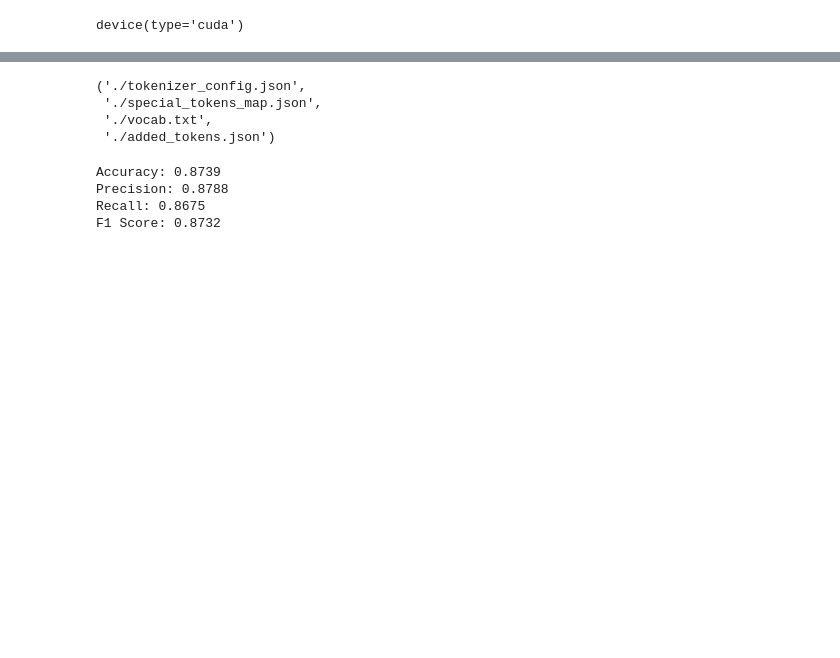
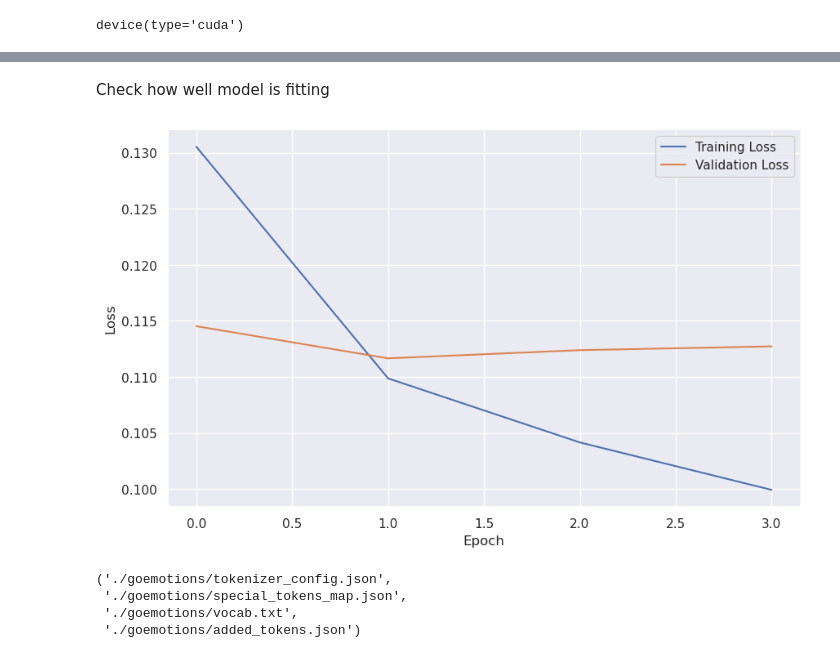
Before and after one commit to aghassel/BERT-Sentiment-Analysis, a Jupyter notebook: goemotions.ipynb, the cells around one changed output, grey strips where cells are left out. Drawn from its saved outputs; the diff is of its cells as text; code cells hidden in the pictures; blank space fills up the shorter version.

```diff
--- a/goemotions.ipynb
+++ b/goemotions.ipynb
@@ -128,15 +128,25 @@ Truncation was not explicitly activated but `max_length` is provided a specific
 from torch.utils.data import DataLoader,SequentialSampler,RandomSampler,TensorDataset,random_split
 from transformers import get_linear_schedule_with_warmup
 # %%
-# Create train-validation split
+# Create train-validation-test split
 dataset = TensorDataset(input_ids, attention_masks, labels)
-train_size = int(0.8 * len(dataset))
-val_size = len(dataset) - train_size
+total_size = len(dataset)
 
-train_dataset, val_dataset = random_split(dataset, [train_size, val_size])
+train_size = int(0.8 * total_size)
+test_val_size = total_size - train_size
+val_size = int(0.5 * test_val_size)
+test_size = test_val_size - val_size
 
-train_dataloader = DataLoader(train_dataset, sampler=RandomSampler(train_dataset), batch_size=32)
-validation_dataloader = DataLoader(val_dataset, sampler=SequentialSampler(val_dataset), batch_size=32)
-print('Training Size - ',train_size)
-print('Validation Size - ',val_size)
+train_dataset, test_val_dataset = random_split(dataset, [train_size, test_val_size])
+val_dataset, test_dataset = random_split(test_val_dataset, [val_size, test_size])
+
+batch_size = 32
+
+train_dataloader = DataLoader(train_dataset, sampler=RandomSampler(train_dataset), batch_size=batch_size)
+validation_dataloader = DataLoader(val_dataset, sampler=SequentialSampler(val_dataset), batch_size=batch_size)
+test_dataloader = DataLoader(test_dataset, sampler=SequentialSampler(test_dataset), batch_size=batch_size)
+
+print('Training Size:', train_size)
+print('Validation Size:', val_size)
+print('Test Size:', test_size)
 # %% [output]
@@ -213,6 +223,9 @@ torch.cuda.empty_cache()
 from tqdm.notebook import tqdm
 # Loss function for multi-label classification
 loss_function = nn.BCEWithLogitsLoss()
+
+train_losses = []
+val_losses = []
 
 for epoch in tqdm(range(1, epochs+1)):
     model.train()
@@ -244,11 +257,11 @@ for epoch in tqdm(range(1, epochs+1)):
         progress_bar.set_postfix({'training_loss': '{:.3f}'.format(loss.item()/len(batch))})
 
     tqdm.write(f'\nEpoch {epoch}')
-    loss_train_avg = loss_train_total/len(train_dataloader)
-    tqdm.write(f'Training loss: {loss_train_avg}')
+    train_loss = loss_train_total/len(train_dataloader)
+    train_losses.append(train_loss)
+    tqdm.write(f'Training loss: {train_loss}')
 
     val_loss, predictions, true_labels = evaluate(validation_dataloader)
-    val_f1 = f1_score(true_labels, np.round(predictions), average='micro')
+    val_losses.append(val_loss)
     tqdm.write(f'Validation loss: {val_loss}')
-    tqdm.write(f'F1 Score (Micro): {val_f1}')
 # %% [output]
@@ -256,10 +280,27 @@ OutOfMemoryError: CUDA out of memory. Tried to allocate 12.00 MiB. GPU 0 has a t
+# %% [markdown]
+Check how well model is fitting
+# %%
+plt.figure(figsize=(10, 6))
+plt.plot(train_losses, label='Training Loss')
+plt.plot(val_losses, label='Validation Loss')
+plt.xlabel('Epoch')
+plt.ylabel('Loss')
+plt.legend()
+plt.show()
+# %% [output]
+[figure, added]
 # %%
-output_dir = './'
+output_dir = './goemotions'  # Directory where the model and tokenizer will be saved
+
+import os
+if not os.path.exists(output_dir):
+    os.makedirs(output_dir)
+
 model_to_save = model.module if hasattr(model, 'module') else model
 model_to_save.save_pretrained(output_dir)
 tokenizer.save_pretrained(output_dir)
 # %% [output]
-('./tokenizer_config.json',
- './special_tokens_map.json',
- './vocab.txt',
- './added_tokens.json')
+('./goemotions/tokenizer_config.json',
+ './goemotions/special_tokens_map.json',
+ './goemotions/vocab.txt',
+ './goemotions/added_tokens.json')
@@ -273,10 +306,0 @@ conf_mat = confusion_matrix(true_labels, predicted_labels)
-# %%
-print('Accuracy: {:.4f}'.format(accuracy))
-print('Precision: {:.4f}'.format(precision))
-print('Recall: {:.4f}'.format(recall))
-print('F1 Score: {:.4f}'.format(f1))
-# %% [output]
-Accuracy: 0.8739
-Precision: 0.8788
-Recall: 0.8675
-F1 Score: 0.8732
```
Also changed, not shown: parts of 23 cells of this notebook, 4 other files.
